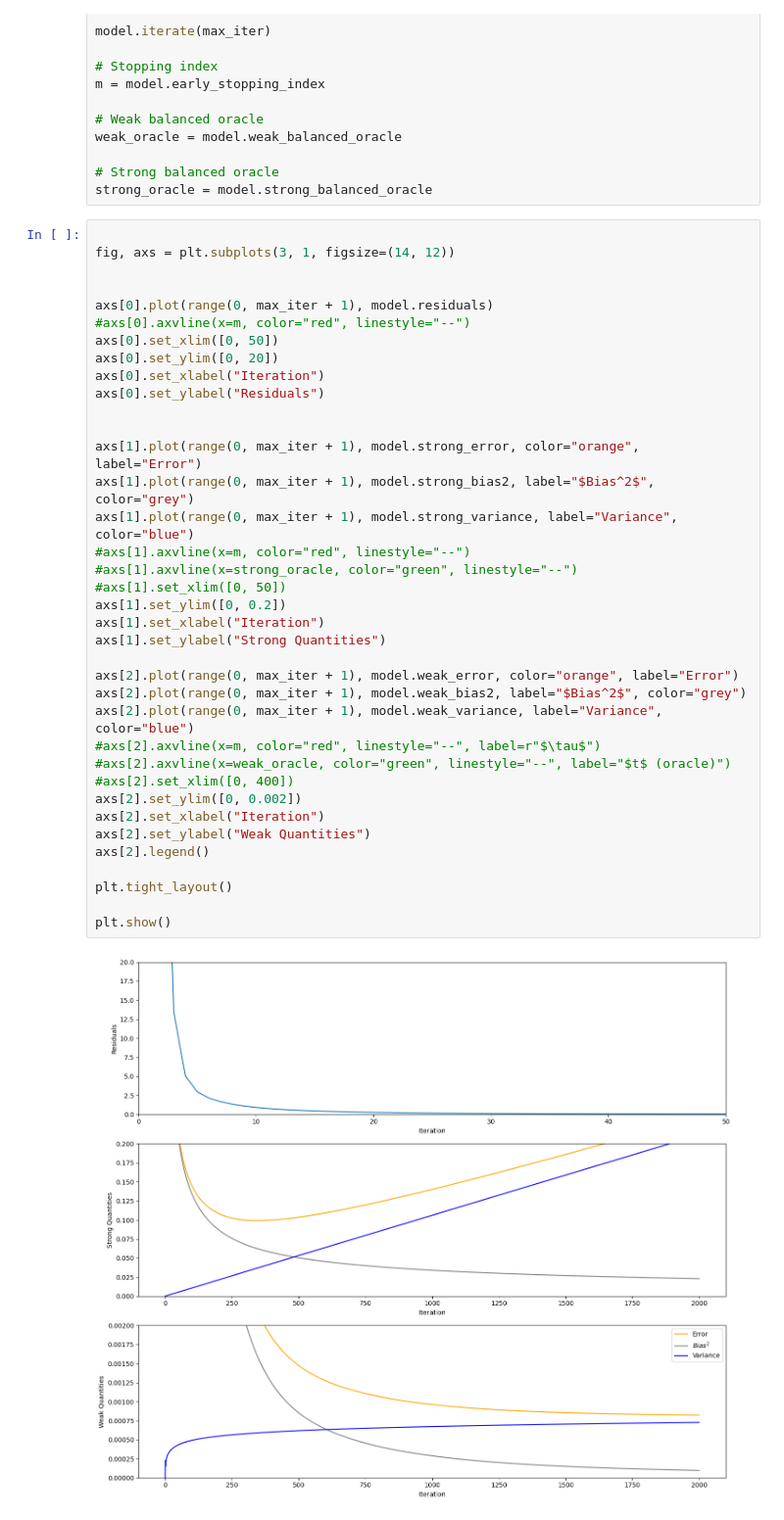
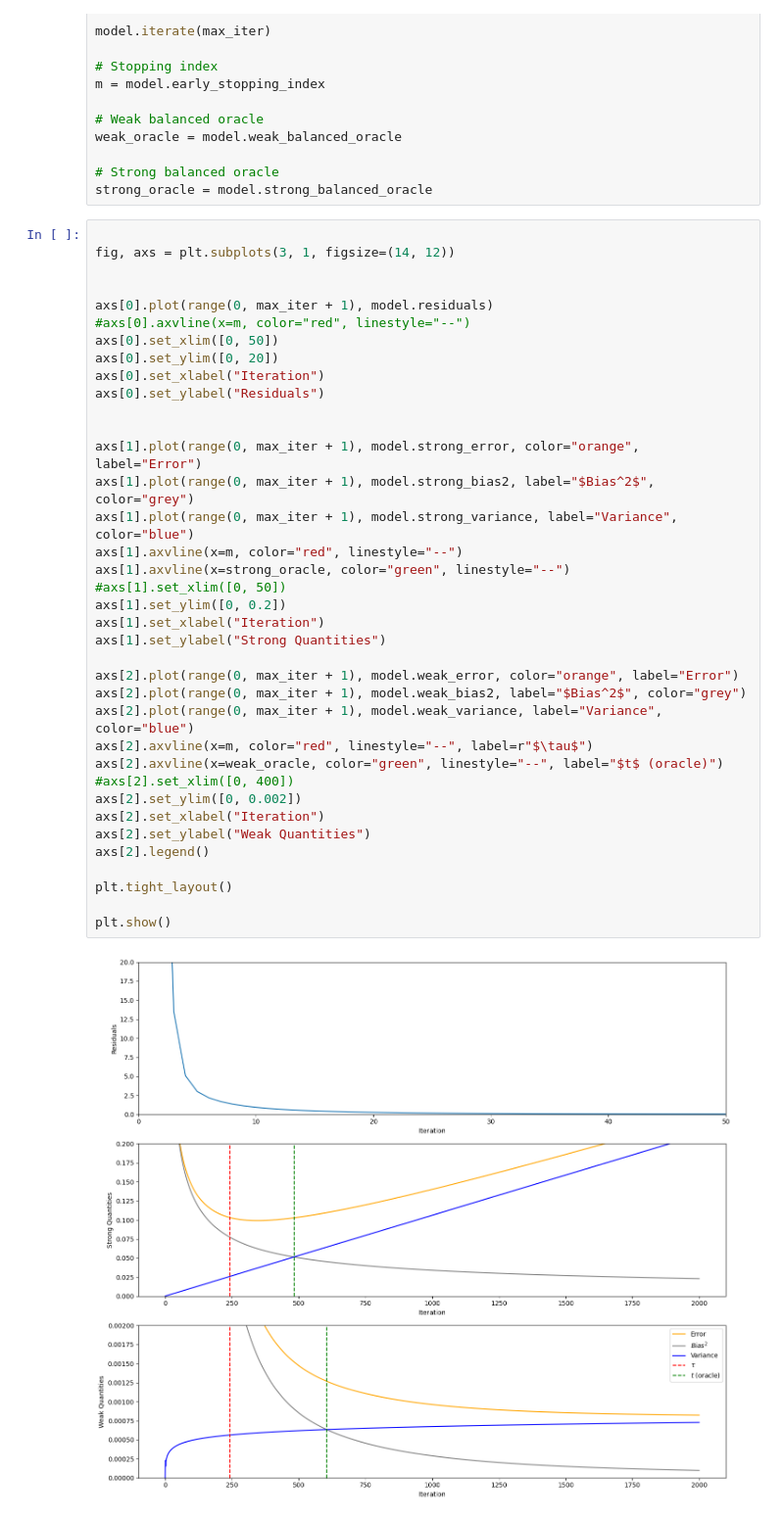
Before and after one commit to EarlyStop/EarlyStopping, a Jupyter notebook: notebooks/gravity_landweber_example.ipynb, the cells around one changed output. Shown: that part at 98% size. Drawn from its saved outputs; the diff is of its cells as text.

```diff
--- a/notebooks/gravity_landweber_example.ipynb
+++ b/notebooks/gravity_landweber_example.ipynb
@@ -54,35 +54,35 @@ fig, axs = plt.subplots(3, 1, figsize=(14, 12))
 
 axs[0].plot(range(0, max_iter + 1), model.residuals)
 #axs[0].axvline(x=m, color="red", linestyle="--")
 axs[0].set_xlim([0, 50])
 axs[0].set_ylim([0, 20])
 axs[0].set_xlabel("Iteration")
 axs[0].set_ylabel("Residuals")
 
 
 axs[1].plot(range(0, max_iter + 1), model.strong_error, color="orange", label="Error")
 axs[1].plot(range(0, max_iter + 1), model.strong_bias2, label="$Bias^2$", color="grey")
 axs[1].plot(range(0, max_iter + 1), model.strong_variance, label="Variance", color="blue")
-#axs[1].axvline(x=m, color="red", linestyle="--")
-#axs[1].axvline(x=strong_oracle, color="green", linestyle="--")
+axs[1].axvline(x=m, color="red", linestyle="--")
+axs[1].axvline(x=strong_oracle, color="green", linestyle="--")
 #axs[1].set_xlim([0, 50])
 axs[1].set_ylim([0, 0.2])
 axs[1].set_xlabel("Iteration")
 axs[1].set_ylabel("Strong Quantities")
 
 axs[2].plot(range(0, max_iter + 1), model.weak_error, color="orange", label="Error")
 axs[2].plot(range(0, max_iter + 1), model.weak_bias2, label="$Bias^2$", color="grey")
 axs[2].plot(range(0, max_iter + 1), model.weak_variance, label="Variance", color="blue")
-#axs[2].axvline(x=m, color="red", linestyle="--", label=r"$\tau$")
-#axs[2].axvline(x=weak_oracle, color="green", linestyle="--", label="$t$ (oracle)")
+axs[2].axvline(x=m, color="red", linestyle="--", label=r"$\tau$")
+axs[2].axvline(x=weak_oracle, color="green", linestyle="--", label="$t$ (oracle)")
 #axs[2].set_xlim([0, 400])
 axs[2].set_ylim([0, 0.002])
 axs[2].set_xlabel("Iteration")
 axs[2].set_ylabel("Weak Quantities")
 axs[2].legend()
 
 plt.tight_layout()
 
 plt.show()
 # %% [output]
-[figure, old version]
+[figure, new version]
```
Also changed, not shown: 2 other files.
